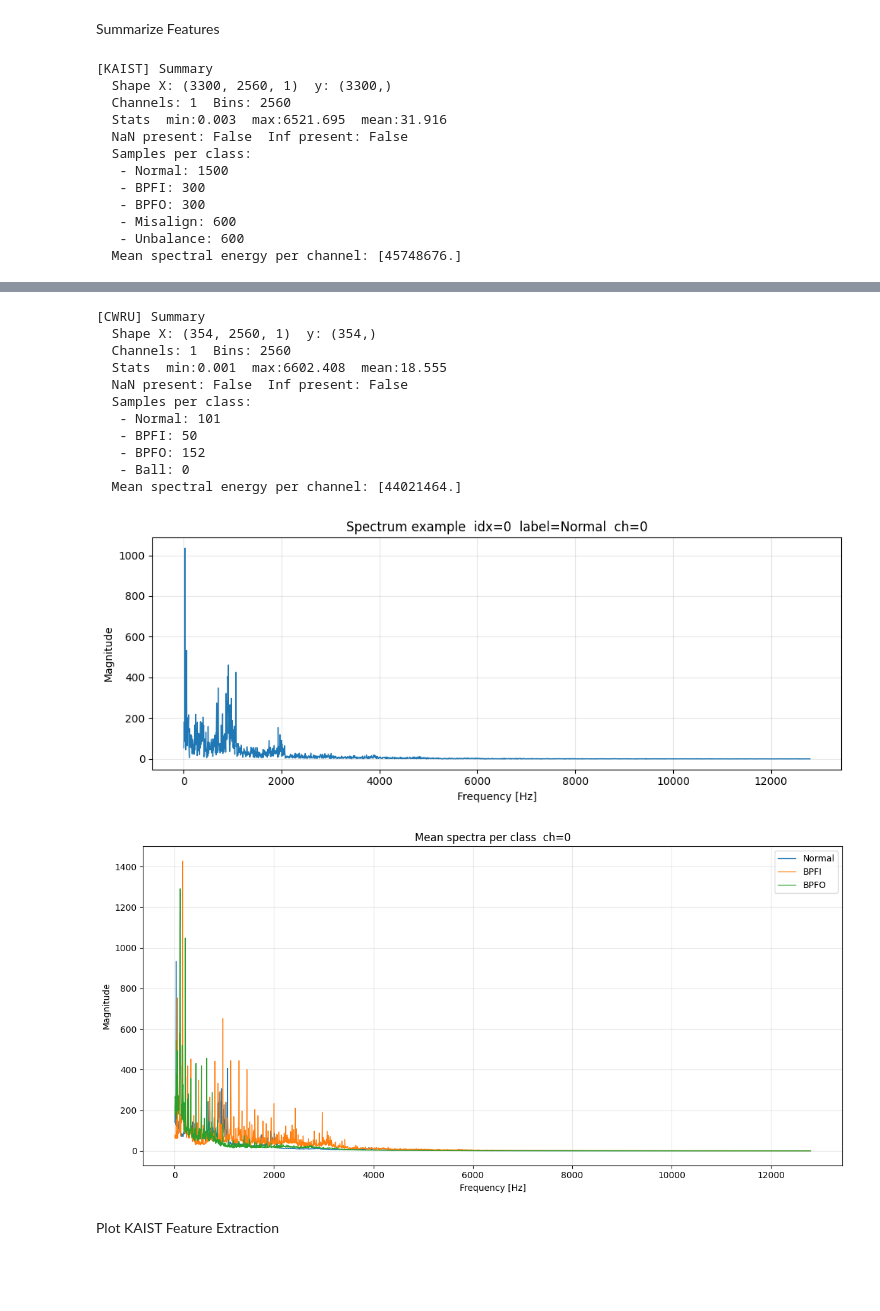
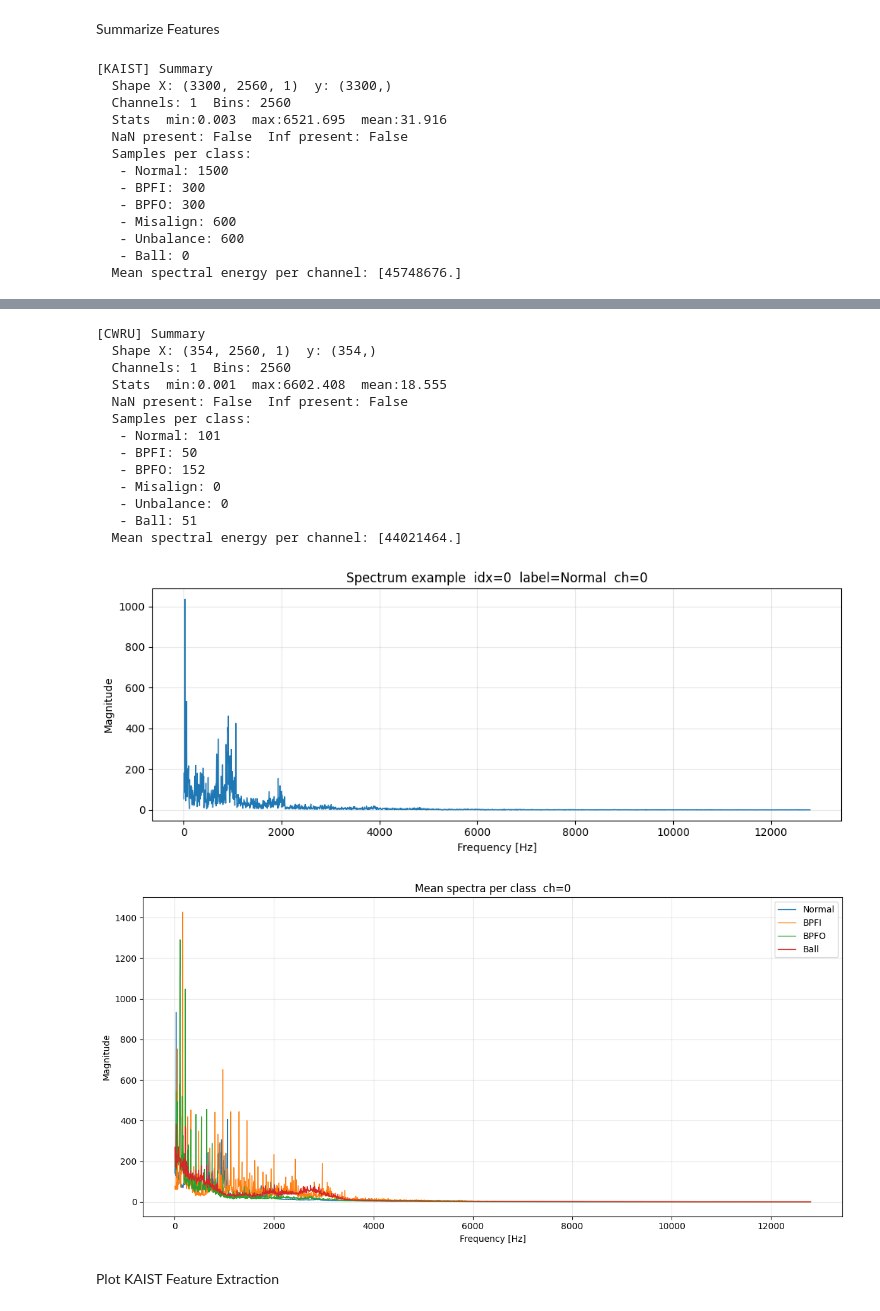
Before and after one commit to giljoa/flex-uns-fw, a Jupyter notebook: ml/model-nb/CNN_Generalizability.ipynb, the cells around one changed output, grey strips where cells are left out. Cells and saved outputs as stored; diff of their text form; code cells hidden in the pictures; blank space fills up the shorter version.

```diff
--- a/ml/model-nb/CNN_Generalizability.ipynb
+++ b/ml/model-nb/CNN_Generalizability.ipynb
@@ -353,3 +353,19 @@ X_cwru, y_cwru, ch_cwru, meta_cwru = extract_features_dataset(
     vibration_data_cwru_unified, class_labels_unified,
     window_size=5120, stride=5120, fixed_channels=[0]
 )
+# %%
+print("Available CWRU keys:", vibration_data_cwru_unified.keys())
+
+for lbl in class_labels_unified:
+    arr = vibration_data_cwru_unified.get(lbl)
+    if arr is None:
+        print(f"{lbl}: MISSING in data_dict")
+        continue
+    if arr.ndim == 1:
+        arr = arr[:, None]
+    n, c = arr.shape
+    print(f"{lbl}: shape {arr.shape}")
+    if n < 5120:
+        print(f"  WARNING {lbl} has length {n} < window_size 5120")
+    if 0 >= c:
+        print(f"  WARNING {lbl} has no channel zero")
@@ -355,0 +380,6 @@ X_cwru, y_cwru, ch_cwru, meta_cwru = extract_features_dataset(
+# %%
+import collections
+
+counter = collections.Counter(y_cwru)
+for cls_id, lbl in enumerate(class_labels_unified):
+    print(lbl, "segments:", counter.get(cls_id, 0))
@@ -459,42 +496,45 @@ def plot_class_mean_spectra(X, y, class_labels, fs, channel=0):
     plt.show()
 
 # KAIST
-summarize_features(X_kaist, y_kaist, class_labels_kaist_unified, name="KAIST")
-plot_feature_example(X_kaist, y_kaist, class_labels_kaist_unified, fs=sampling_rate_kaist, label=class_labels_kaist_unified[0], channel=0)
-plot_class_mean_spectra(X_kaist, y_kaist, class_labels_kaist_unified, fs=sampling_rate_kaist, channel=0)
+summarize_features(X_kaist, y_kaist, class_labels_unified, name="KAIST")
+plot_feature_example(X_kaist, y_kaist, class_labels_unified, fs=sampling_rate_kaist, label=class_labels_kaist_unified[0], channel=0)
+plot_class_mean_spectra(X_kaist, y_kaist, class_labels_unified, fs=sampling_rate_kaist, channel=0)
 
 # CWRU
-summarize_features(X_cwru, y_cwru, class_labels_cwru_unified, name="CWRU")
-plot_feature_example(X_cwru, y_cwru, class_labels_cwru_unified, fs=target_sampling_rate_cwru, label=class_labels_cwru_unified[0], channel=0)
-plot_class_mean_spectra(X_cwru, y_cwru, class_labels_cwru_unified, fs=target_sampling_rate_cwru, channel=0)
+summarize_features(X_cwru, y_cwru, class_labels_unified, name="CWRU")
+plot_feature_example(X_cwru, y_cwru, class_labels_unified, fs=target_sampling_rate_cwru, label=class_labels_cwru_unified[0], channel=0)
+plot_class_mean_spectra(X_cwru, y_cwru, class_labels_unified, fs=target_sampling_rate_cwru, channel=0)
 # %% [output]
 [KAIST] Summary
   Shape X: (3300, 2560, 1)  y: (3300,)
   Channels: 1  Bins: 2560
   Stats  min:0.003  max:6521.695  mean:31.916
   NaN present: False  Inf present: False
   Samples per class:
    - Normal: 1500
    - BPFI: 300
    - BPFO: 300
    - Misalign: 600
    - Unbalance: 600
+   - Ball: 0
   Mean spectral energy per channel: [45748676.]
 [figure]
 [figure]
 [CWRU] Summary
   Shape X: (354, 2560, 1)  y: (354,)
   Channels: 1  Bins: 2560
   Stats  min:0.001  max:6602.408  mean:18.555
   NaN present: False  Inf present: False
   Samples per class:
    - Normal: 101
    - BPFI: 50
    - BPFO: 152
-   - Ball: 0
+   - Misalign: 0
+   - Unbalance: 0
+   - Ball: 51
   Mean spectral energy per channel: [44021464.]
 [figure]
-[figure, old version]
+[figure, new version]
 # %% [markdown]
 Plot KAIST Feature Extraction
 # %%
```
Also changed, not shown: parts of 9 cells of this notebook, 3 other files.
